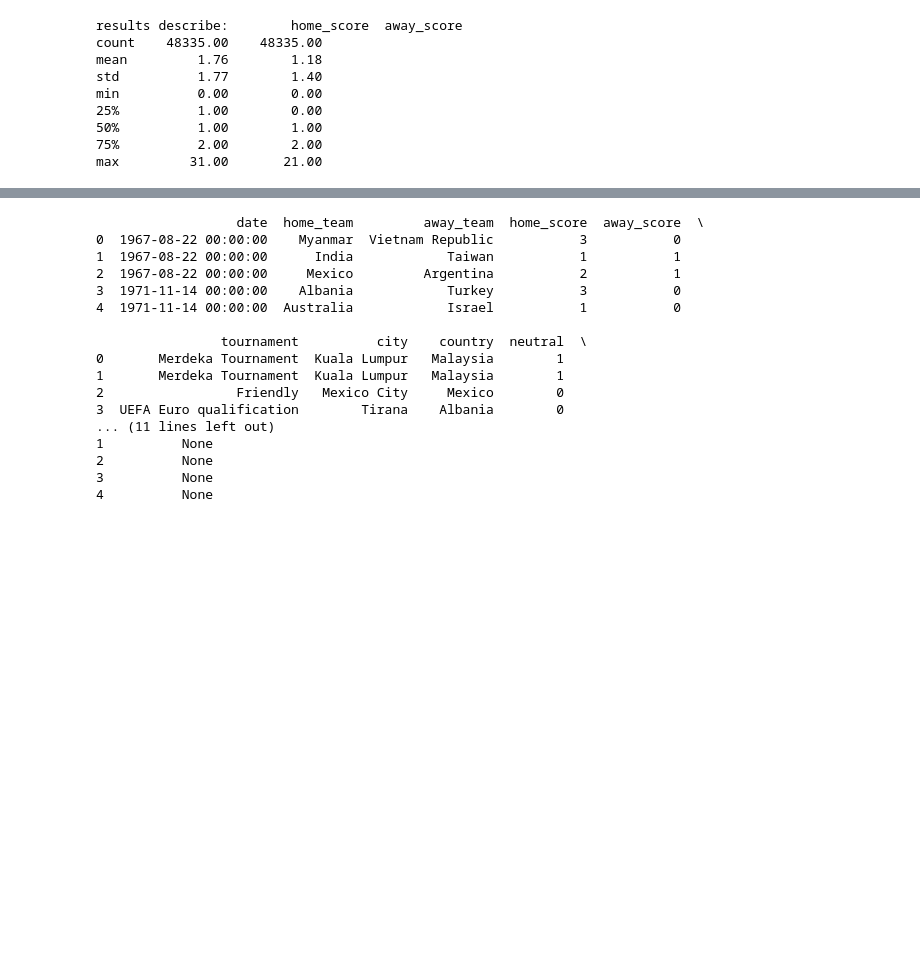
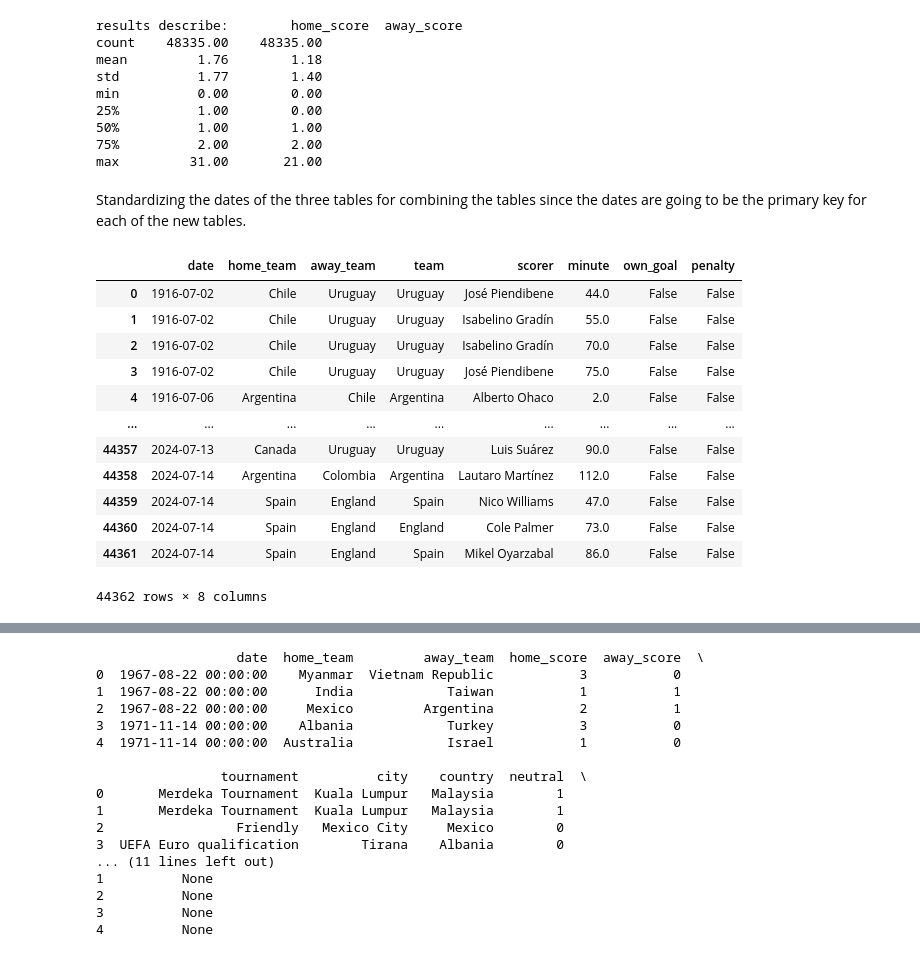
Before and after one commit to joelie1105/international_results_project, a Jupyter notebook: international_results.ipynb, the cells around one changed output, grey strips where cells are left out. Cells and saved outputs as stored; diff of their text form; code cells hidden in the pictures; blank space fills up the shorter version.

```diff
--- a/international_results.ipynb
+++ b/international_results.ipynb
@@ -139,17 +156,34 @@ min          0.00        0.00
 50%          1.00        1.00
 75%          2.00        2.00
 max         31.00       21.00
+# %% [markdown]
+Standardizing the dates of the three tables for combining the tables since the dates are going to be the primary key for each of the new tables.
 # %%
-# Changing the date format to datetime for all dataframes for consistency when joining or merging
+#Function to convert a specified column in a DataFrame to datetime format in case I add any dataframes later
 
-results['date'] = pd.to_datetime(results['date'], format='%Y-%m-%d')
-shootouts['date'] = pd.to_datetime(shootouts['date'], format= '%Y-%m-%d')
-goalscorers['date'] = pd.to_datetime(goalscorers['date'], format='%Y-%m-%d')
 
-#Function to convert a specified column in a DataFrame to datetime format in case I add any dataframes later
 def to_datetime(df, column='date', date_format='%Y-%m-%d'):
     """
     Converts a specified column in a DataFrame to datetime format.
     """
     df[column] = pd.to_datetime(df[column], format=date_format)
     return df
+
+
+to_datetime(results)
+to_datetime(shootouts)
+to_datetime(goalscorers)
+# %% [output]
+|  | date | home_team | away_team | team | scorer | minute | own_goal | penalty |
+| 0 | 1916-07-02 | Chile | Uruguay | Uruguay | José Piendibene | 44.0 | False | False |
+| 1 | 1916-07-02 | Chile | Uruguay | Uruguay | Isabelino Gradín | 55.0 | False | False |
+| 2 | 1916-07-02 | Chile | Uruguay | Uruguay | Isabelino Gradín | 70.0 | False | False |
+| 3 | 1916-07-02 | Chile | Uruguay | Uruguay | José Piendibene | 75.0 | False | False |
+| 4 | 1916-07-06 | Argentina | Chile | Argentina | Alberto Ohaco | 2.0 | False | False |
+| ... | ... | ... | ... | ... | ... | ... | ... | ... |
+| 44357 | 2024-07-13 | Canada | Uruguay | Uruguay | Luis Suárez | 90.0 | False | False |
+| 44358 | 2024-07-14 | Argentina | Colombia | Argentina | Lautaro Martínez | 112.0 | False | False |
+| 44359 | 2024-07-14 | Spain | England | Spain | Nico Williams | 47.0 | False | False |
+| 44360 | 2024-07-14 | Spain | England | England | Cole Palmer | 73.0 | False | False |
+| 44361 | 2024-07-14 | Spain | England | Spain | Mikel Oyarzabal | 86.0 | False | False |
+44362 rows × 8 columns
```
Also changed, not shown: parts of 20 cells of this notebook, 3 other files.
